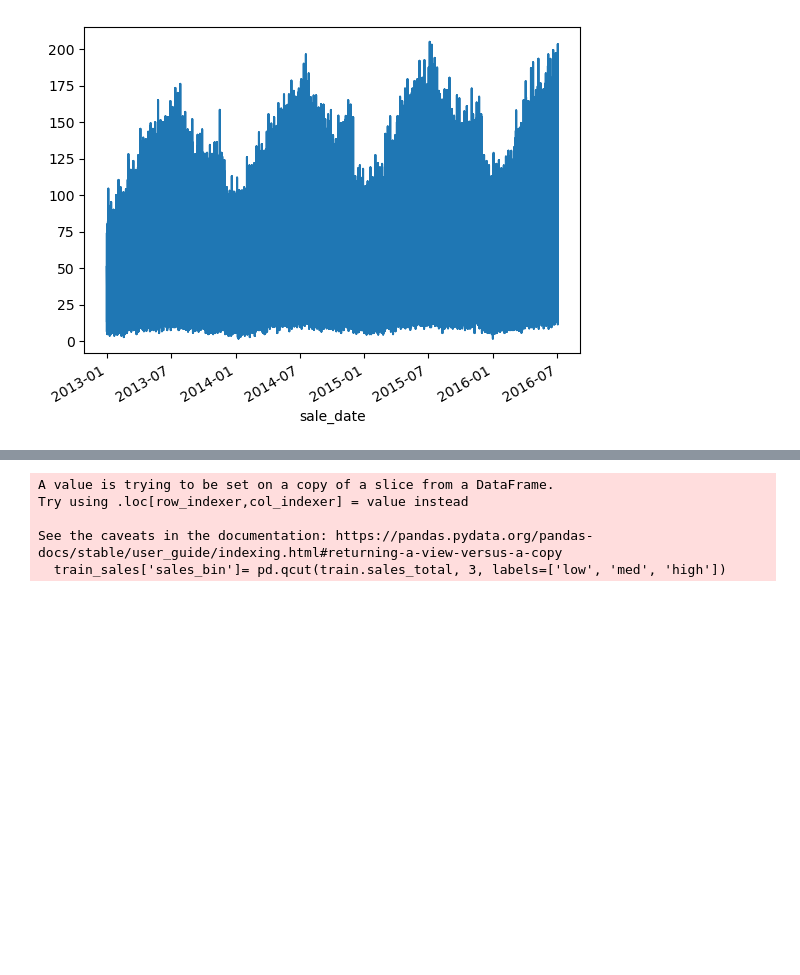
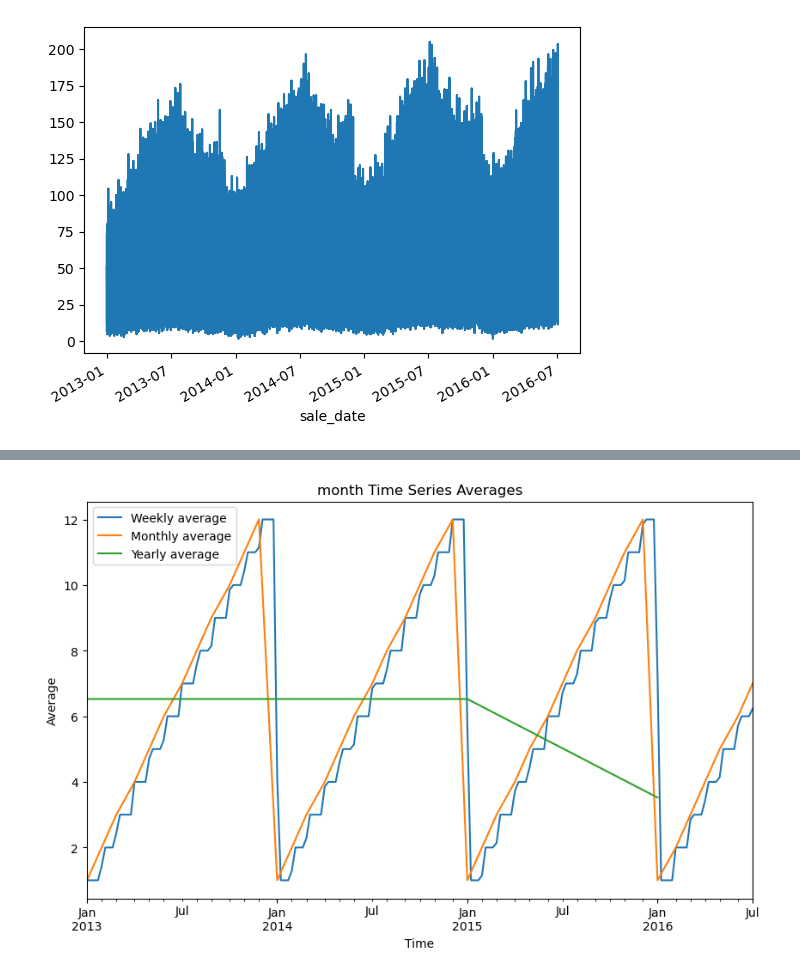
Before and after one commit to Chellyann-moreno/time-series-exercises, a Jupyter notebook: explore_exercises.ipynb, the cells around one changed output, grey strips where cells are left out. Drawn from its saved outputs; the diff is of its cells as text; code cells hidden in the pictures; blank space fills up the shorter version.

```diff
--- a/explore_exercises.ipynb
+++ b/explore_exercises.ipynb
@@ -154,8 +170,18 @@ train_sales=train[['sales_total']]
 # %%
-train_sales['sales_bin']= pd.qcut(train.sales_total, 3, labels=['low', 'med', 'high'])
+def plot_averages(dataframe, column):
+    plt.figure(figsize=(10, 6))
+
+    dataframe[column].resample('W').mean().plot(label='Weekly average')
+    dataframe[column].resample('M').mean().plot(label='Monthly average')
+    dataframe[column].resample('Y').mean().plot(label='Yearly average')
+
+    plt.legend()
+    plt.xlabel('Time')
+    plt.ylabel('Average')
+    plt.title(f'{column} Time Series Averages')
+
+    plt.show()
-# %% [output]
-A value is trying to be set on a copy of a slice from a DataFrame.
-Try using .loc[row_indexer,col_indexer] = value instead
-
-See the caveats in the documentation: https://pandas.pydata.org/pandas-docs/stable/user_guide/indexing.html#returning-a-view-versus-a-copy
-  train_sales['sales_bin']= pd.qcut(train.sales_total, 3, labels=['low', 'med', 'high'])
+# %%
+plot_averages(train,'month')
+# %% [output]
+[figure, added]
```
Also changed, not shown: parts of 27 cells of this notebook.
